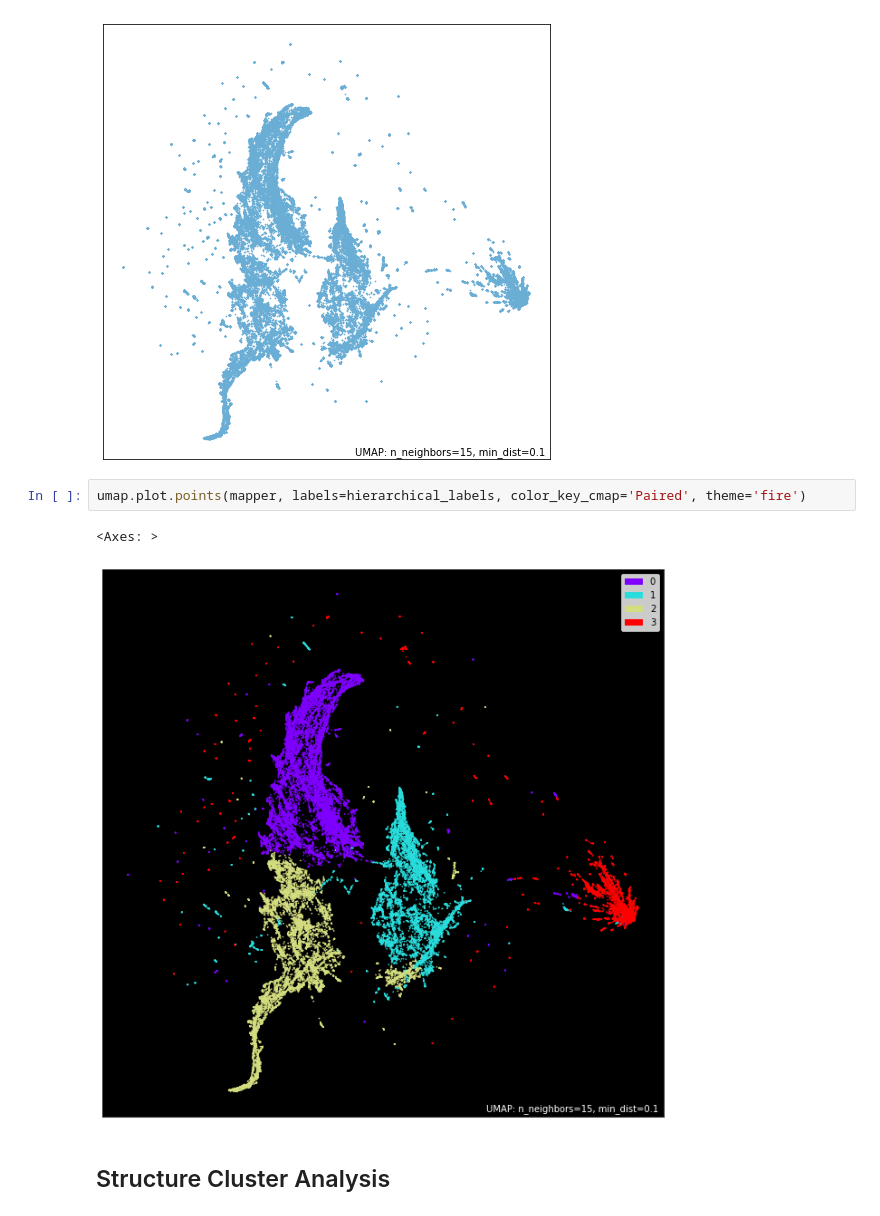
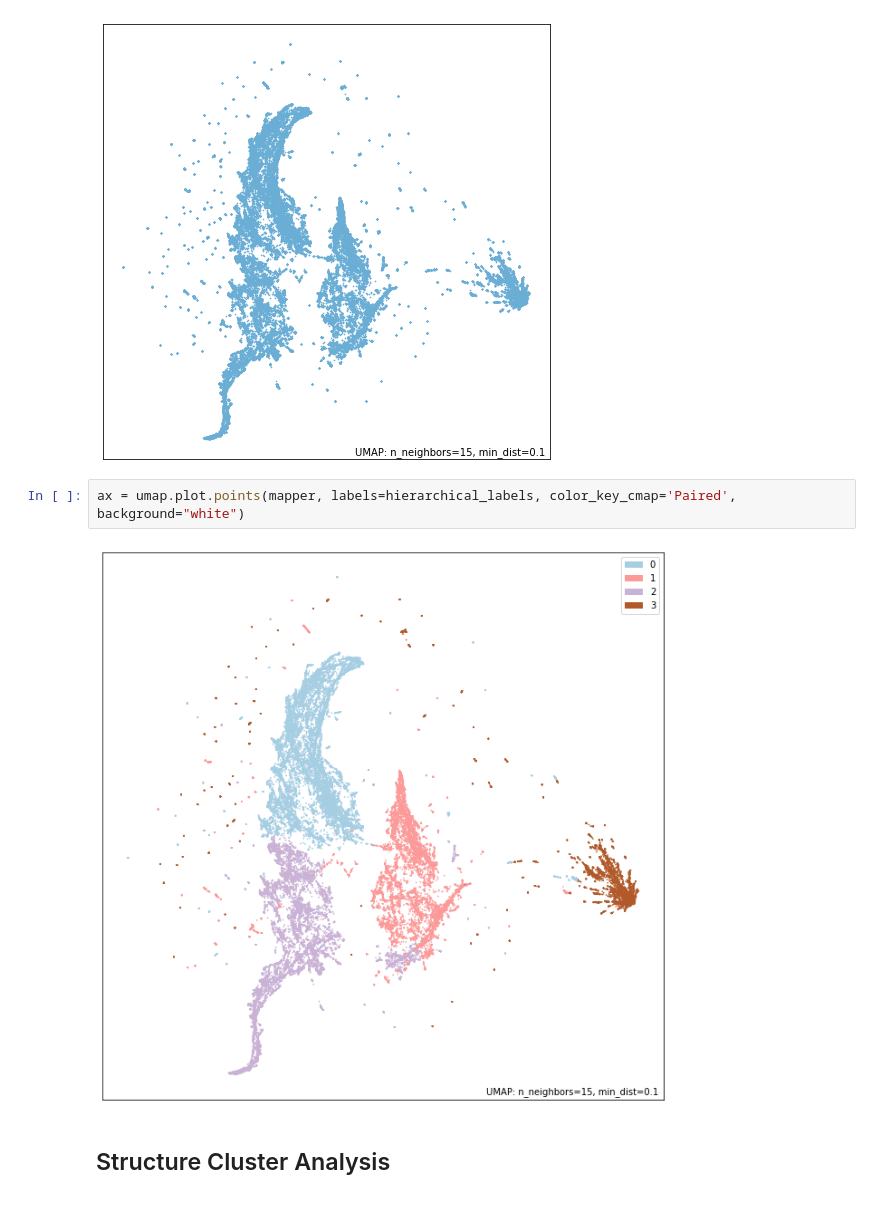
Before and after one commit to cameronstackhouse/exploring-the-design-space-of-artificial-life, a Jupyter notebook: results.ipynb, the cells around one changed output. Saved outputs shown, nothing was run; the diff lists cells and outputs as text.

```diff
--- a/results.ipynb
+++ b/results.ipynb
@@ -220,10 +221,9 @@ umap.plot.points(mapper)
 <Axes: >
 [figure]
 # %%
-umap.plot.points(mapper, labels=hierarchical_labels, color_key_cmap='Paired', theme='fire')
+ax = umap.plot.points(mapper, labels=hierarchical_labels, color_key_cmap='Paired', background="white")
 # %% [output]
-<Axes: >
-[figure, old version]
+[figure, new version]
 # %% [markdown]
 ## Structure Cluster Analysis
 # %% [markdown]
```
Also changed, not shown: parts of 32 cells of this notebook.
